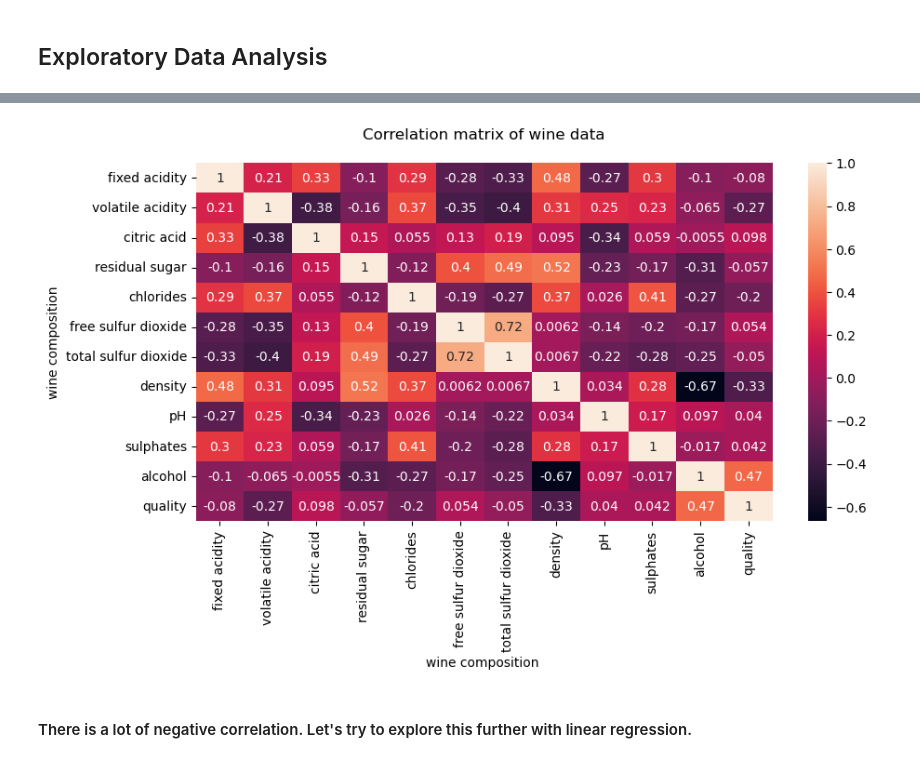
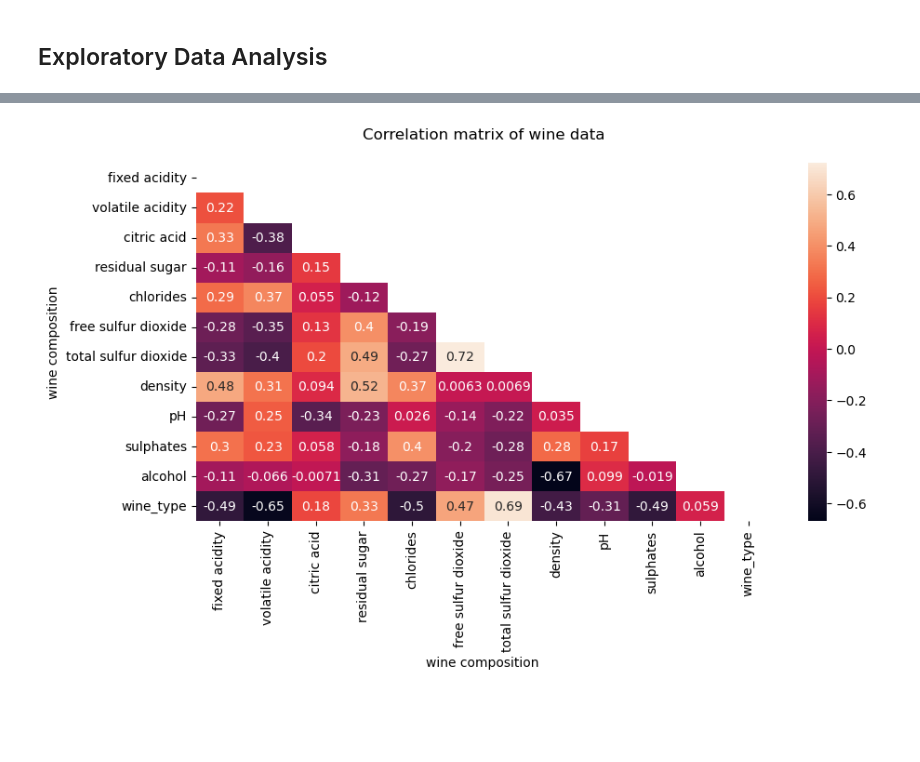
Before and after one commit to tanchaud/Wine_Data_Analysis, a Jupyter notebook: wine_wholedata_EDA.ipynb, the cells around one changed output, grey strips where cells are left out. Drawn from its saved outputs; the diff is of its cells as text; code cells hidden in the pictures; blank space fills up the shorter version.

Commit message:
wine type analysis: compare models

```diff
--- a/wine_wholedata_EDA.ipynb
+++ b/wine_wholedata_EDA.ipynb
@@ -48,0 +65,8 @@ white_wine['wine_type'] = 'white'
+# %%
+ # --- Encoding Categorical Variables ---#
+
+encoder = LabelEncoder()
+wines['wine_type'] = encoder.fit_transform(wines['wine_type'])
+wines['wine_type']
+
+wines.dtypes
@@ -48,0 +88,3 @@ white_wine['wine_type'] = 'white'
+# %%
+wines = wines.drop(['quality'],axis=1)
+wines
@@ -73,15 +123,10 @@ Text(0.5, 1.0, 'Wines')
 # %%
-
-# Explore the following:
-## 1. Does a feature differ across different groups? (show boxplots)
-## 2. Show relationship between tro features of interest, that caught your eye during univariate analysis (scatter plots)
-
-# 1.
-features = wines.select_dtypes(include=['float64']).columns
+features = wines.select_dtypes(include=['float64'])
 
 for feature in features:
 
         fig = plt.figure()
+
 
         # Seaborn Aesthetics Settings
         sns.set_theme()
@@ -94,0 +176,10 @@ for feature in features:
+# %%
+feature = 'fixed acidity'
+
+q1 = wines[feature].quantile(0.25)
+q3 = wines[feature].quantile(0.75)
+iqr = q3 - q1
+lower_bound = q1 -(1.5 * iqr)
+upper_bound = q3 +(1.5 * iqr)
+
+wines = wines.loc[(wines[feature] >= lower_bound) & (wines[feature] <= upper_bound)]
@@ -113,21 +218,15 @@ correlation
 # %%
 import matplotlib
 matplotlib.style.use('default')
 
 fig = plt.figure()
 fig.set_size_inches(10,5)
-hm = sns.heatmap(wines.corr(), annot = True)
+
+wines_corrmat = wines.corr()
+# Getting the Upper Triangle of the co-relation matrix
+matrix = np.triu(wines_corrmat)
+hm = sns.heatmap(wines_corrmat, annot = True, mask=matrix)
 hm.set(xlabel='wine composition ', ylabel='wine composition', title = "Correlation matrix of wine data\n")
 plt.show()
-
-# # High correlations
-# wines_corrmat = wines.corr()
-# #wines_corrmat = abs(wines_corrmat)
-# corr_with_quality = wines_corrmat['quality']
-# corr_with_quality.sort_values(ascending=True)
-
-# High correlaitons with target variable (quality), but not highly correlated with each other
 # %% [output]
-[figure, old version]
+[figure, new version]
-# %% [markdown]
-#### There is a lot of negative correlation. Let's try to explore this further with linear regression.
```
Also changed, not shown: parts of 37 cells of this notebook, 4 other files.
